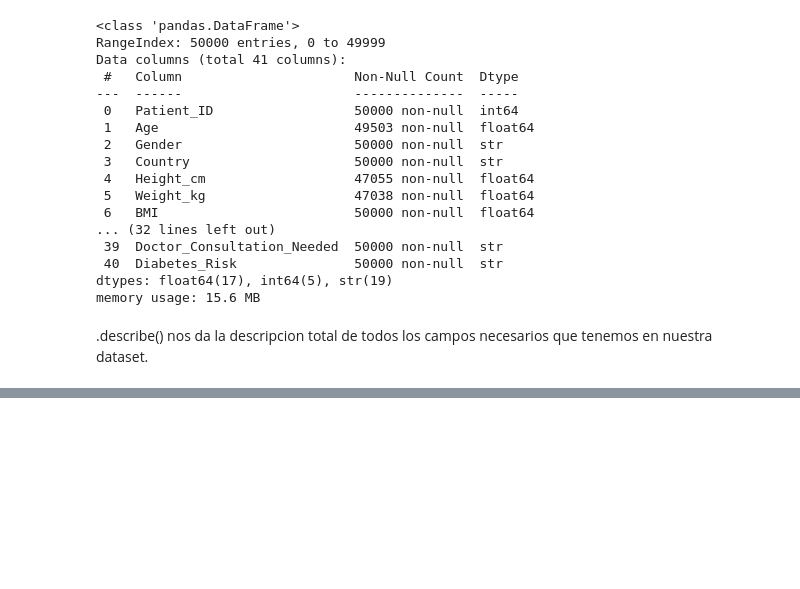
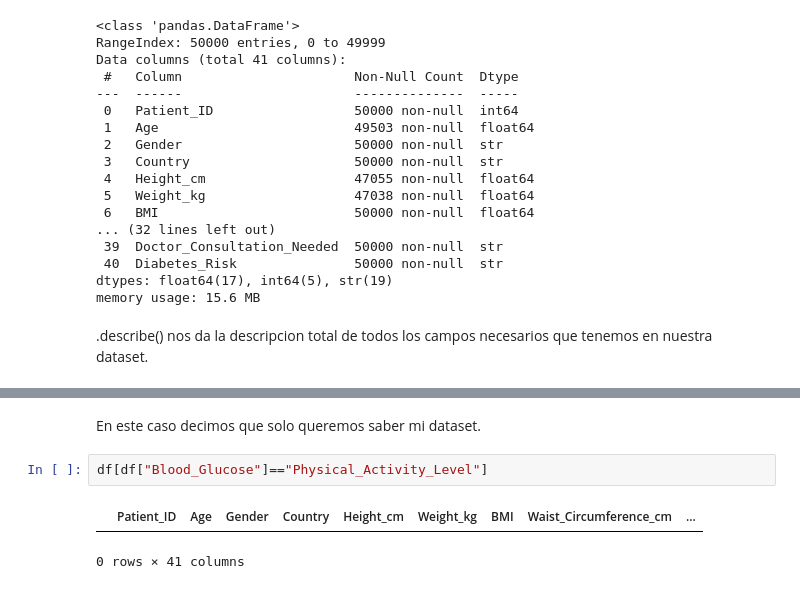
Before and after one commit to hernandezjimmy270-prog/Clase_IARMA-3, a Jupyter notebook: clase.ipynb, the cells around one changed output, grey strips where cells are left out. Saved outputs shown, nothing was run; the diff lists cells and outputs as text; blank space fills up the shorter version.

```diff
--- a/clase.ipynb
+++ b/clase.ipynb
@@ -66,0 +120,7 @@ df.describe()
+# %% [markdown]
+En este caso decimos que solo queremos saber mi dataset.
+# %%
+df[df["Blood_Glucose"]=="Physical_Activity_Level"]
+# %% [output]
+|  | Patient_ID | Age | Gender | Country | Height_cm | Weight_kg | BMI | Waist_Circumference_cm | ... |
+0 rows × 41 columns
```
Also changed, not shown: parts of 7 cells of this notebook.
